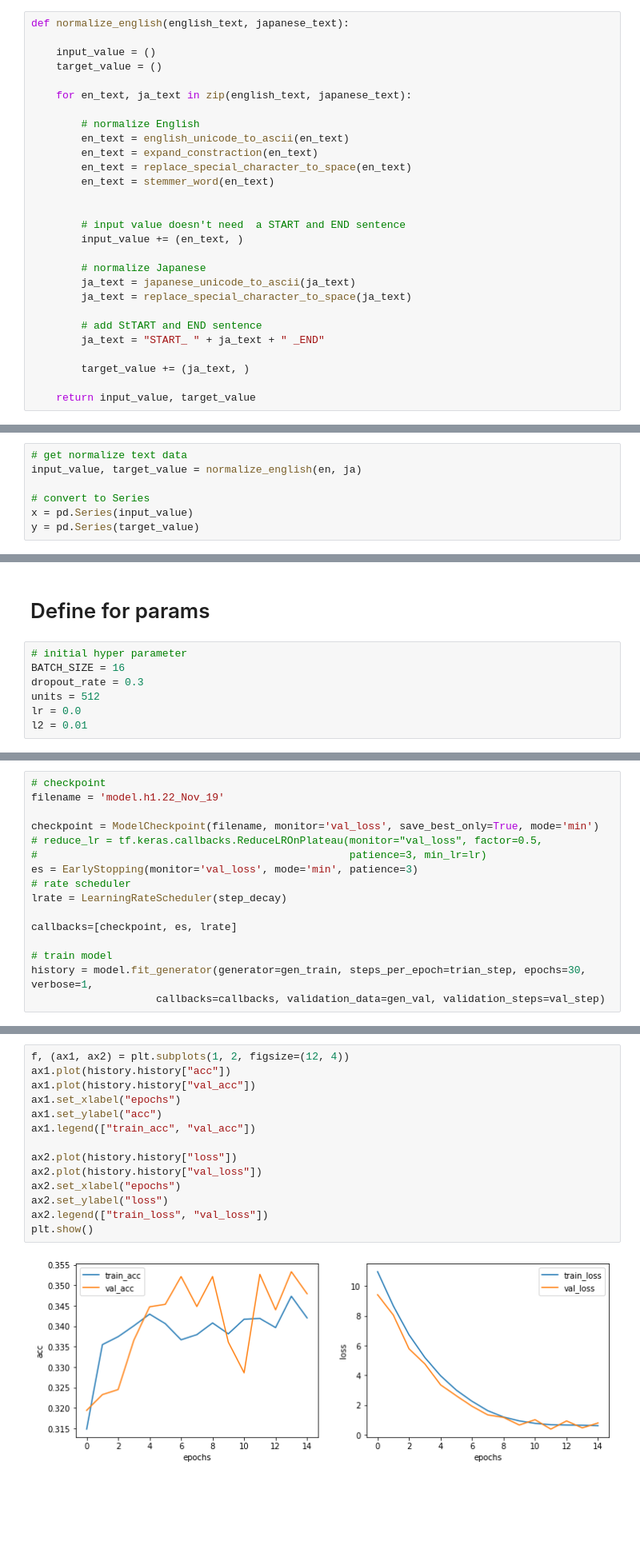
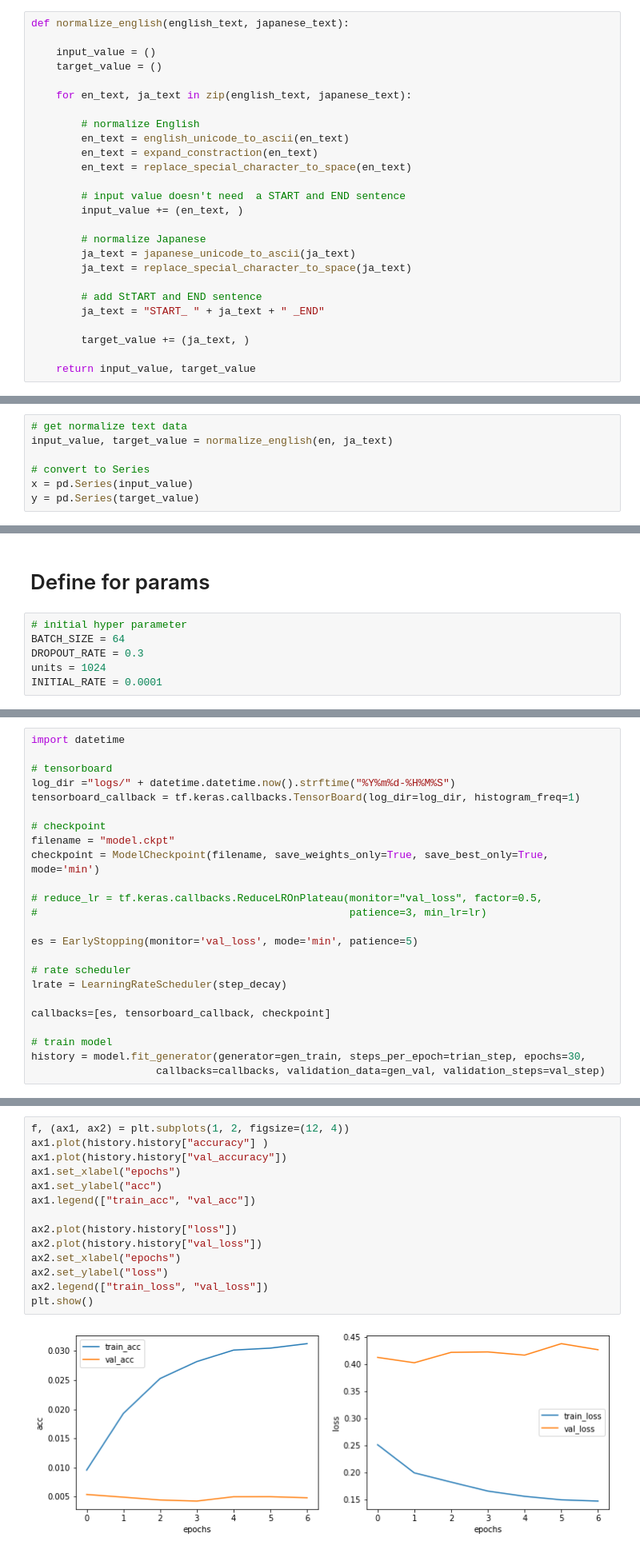
Before and after one commit to atsushii/Neural-Machine-Translation-Project, a Jupyter notebook: text_translation/translation_en_to_ja.ipynb, the cells around one changed output, grey strips where cells are left out. Shown at 80% size. Saved outputs shown, nothing was run; the diff lists cells and outputs as text; blank space fills up the shorter version.

```diff
--- a/text_translation/translation_en_to_ja.ipynb
+++ b/text_translation/translation_en_to_ja.ipynb
@@ -301,8 +334,6 @@ def normalize_english(english_text, japanese_text):
         en_text = english_unicode_to_ascii(en_text)
         en_text = expand_constraction(en_text)
         en_text = replace_special_character_to_space(en_text)
-        en_text = stemmer_word(en_text)
-
 
         # input value doesn't need  a START and END sentence
         input_value += (en_text, )
@@ -321,7 +352,7 @@ def normalize_english(english_text, japanese_text):
 # get clean text data
 # %%
 # get normalize text data
-input_value, target_value = normalize_english(en, ja)
+input_value, target_value = normalize_english(en, ja_text)
 
 # convert to Series
 x = pd.Series(input_value)
@@ -462,11 +490,10 @@ def generate_batch(X, Y, batch_size):
 # Define for params
 # %%
 # initial hyper parameter
-BATCH_SIZE = 16
-dropout_rate = 0.3
-units = 512
-lr = 0.0
-l2 = 0.01
+BATCH_SIZE = 64
+DROPOUT_RATE = 0.3
+units = 1024
+INITIAL_RATE = 0.0001
 # %%
 import math
 
@@ -589,17 +598,25 @@ trian_step, val_step, test_step
 # %%
+import datetime
+
+# tensorboard
+log_dir ="logs/" + datetime.datetime.now().strftime("%Y%m%d-%H%M%S")
+tensorboard_callback = tf.keras.callbacks.TensorBoard(log_dir=log_dir, histogram_freq=1)
+
 # checkpoint
-filename = 'model.h1.22_Nov_19'
+filename = "model.ckpt"
+checkpoint = ModelCheckpoint(filename, save_weights_only=True, save_best_only=True, mode='min')
 
-checkpoint = ModelCheckpoint(filename, monitor='val_loss', save_best_only=True, mode='min')
 # reduce_lr = tf.keras.callbacks.ReduceLROnPlateau(monitor="val_loss", factor=0.5,
 #                                                  patience=3, min_lr=lr)
-es = EarlyStopping(monitor='val_loss', mode='min', patience=3)
+
+es = EarlyStopping(monitor='val_loss', mode='min', patience=5)
+
 # rate scheduler
 lrate = LearningRateScheduler(step_decay)
 
-callbacks=[checkpoint, es, lrate]
+callbacks=[es, tensorboard_callback, checkpoint]
 
 # train model
-history = model.fit_generator(generator=gen_train, steps_per_epoch=trian_step, epochs=30, verbose=1,
+history = model.fit_generator(generator=gen_train, steps_per_epoch=trian_step, epochs=30,
                     callbacks=callbacks, validation_data=gen_val, validation_steps=val_step)
 # %% [output]
@@ -615,18 +640,18 @@ Epoch 5/30
 # %%
 f, (ax1, ax2) = plt.subplots(1, 2, figsize=(12, 4))
-ax1.plot(history.history["acc"])
-ax1.plot(history.history["val_acc"])
+ax1.plot(history.history["accuracy"] )
+ax1.plot(history.history["val_accuracy"])
 ax1.set_xlabel("epochs")
 ax1.set_ylabel("acc")
 ax1.legend(["train_acc", "val_acc"])
 
 ax2.plot(history.history["loss"])
 ax2.plot(history.history["val_loss"])
 ax2.set_xlabel("epochs")
 ax2.set_ylabel("loss")
 ax2.legend(["train_loss", "val_loss"])
 plt.show()
 # %% [output]
-[figure, old version]
+[figure, new version]
 # %%
 # load model
```
Also changed, not shown: parts of 32 cells of this notebook.
